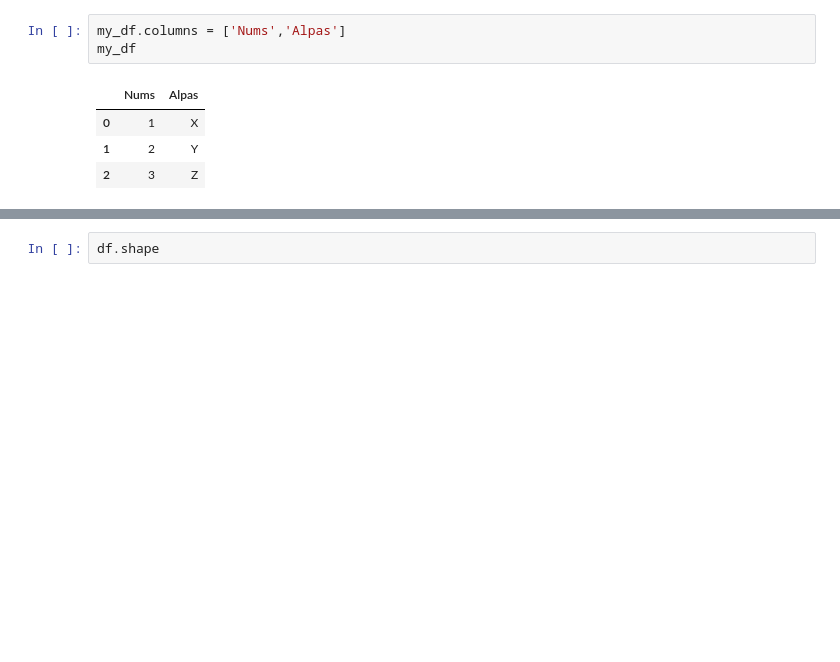
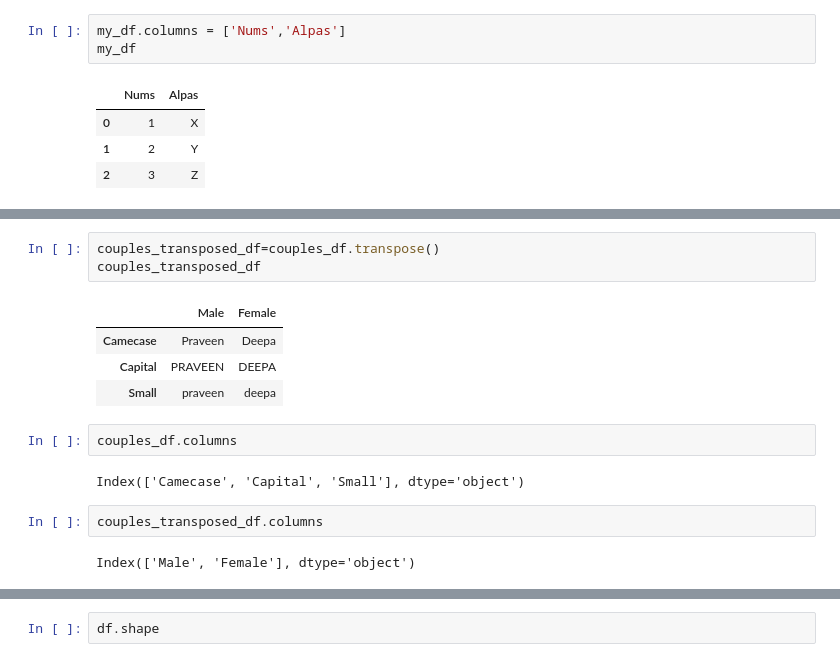
Before and after one commit to DeepaMGMG/Python-Libraries, a Jupyter notebook: Python_Libraries.ipynb, the cells around one changed output, grey strips where cells are left out. Drawn from its saved outputs; the diff is of its cells as text; blank space fills up the shorter version.

```diff
--- a/Python_Libraries.ipynb
+++ b/Python_Libraries.ipynb
@@ -93,0 +84,16 @@ my_df
+# %%
+couples_transposed_df=couples_df.transpose()
+couples_transposed_df
+# %% [output]
+|  | Male | Female |
+| Camecase | Praveen | Deepa |
+| Capital | PRAVEEN | DEEPA |
+| Small | praveen | deepa |
+# %%
+couples_df.columns
+# %% [output]
+Index(['Camecase', 'Capital', 'Small'], dtype='object')
+# %%
+couples_transposed_df.columns
+# %% [output]
+Index(['Male', 'Female'], dtype='object')
```
Also changed, not shown: parts of 15 cells of this notebook.
